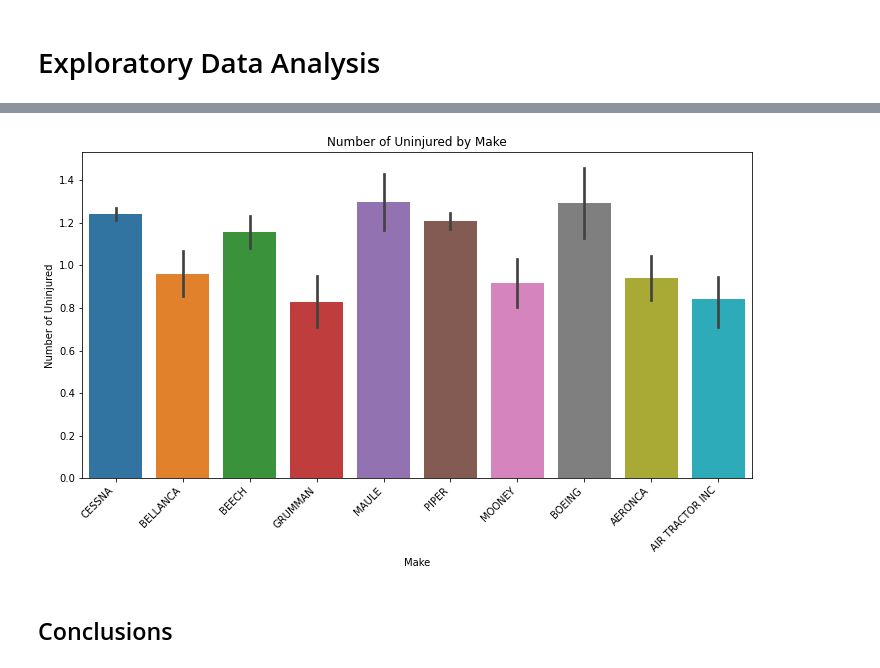
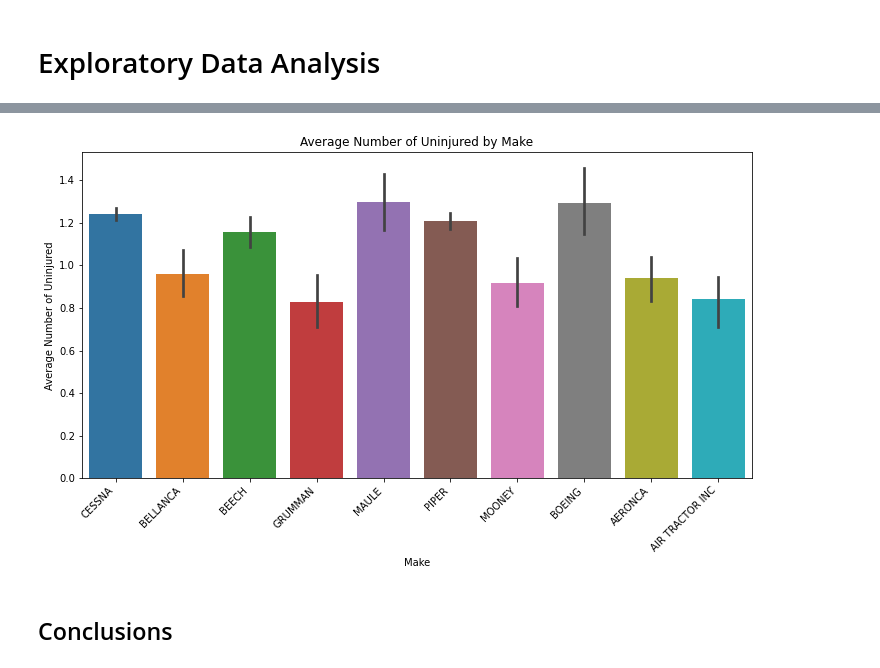
Before and after one commit to justinnllee/Aircraft_Safety_Analysis, a Jupyter notebook: notebook.ipynb, the cells around one changed output, grey strips where cells are left out. Drawn from its saved outputs; the diff is of its cells as text; code cells hidden in the pictures.

```diff
--- a/notebook.ipynb
+++ b/notebook.ipynb
@@ -306,17 +287,17 @@ plt.show()
 # %%
-# Plot total uninjured by make
+# Plot average total uninjured per make
 plt.figure(figsize=(12, 6))
 
 sns.barplot(x='Make', y='Total.Uninjured', data=df)
 
-plt.title('Number of Uninjured by Make')
+plt.title('Average Number of Uninjured by Make')
 plt.xlabel('Make')
-plt.ylabel('Number of Uninjured')
+plt.ylabel('Average Number of Uninjured')
 
 plt.xticks(rotation=45, ha='right')
 
 plt.show()
 # %% [output]
-[figure, old version]
+[figure, new version]
 # %% [markdown]
 ## Conclusions
```
Also changed, not shown: parts of 31 cells of this notebook.
